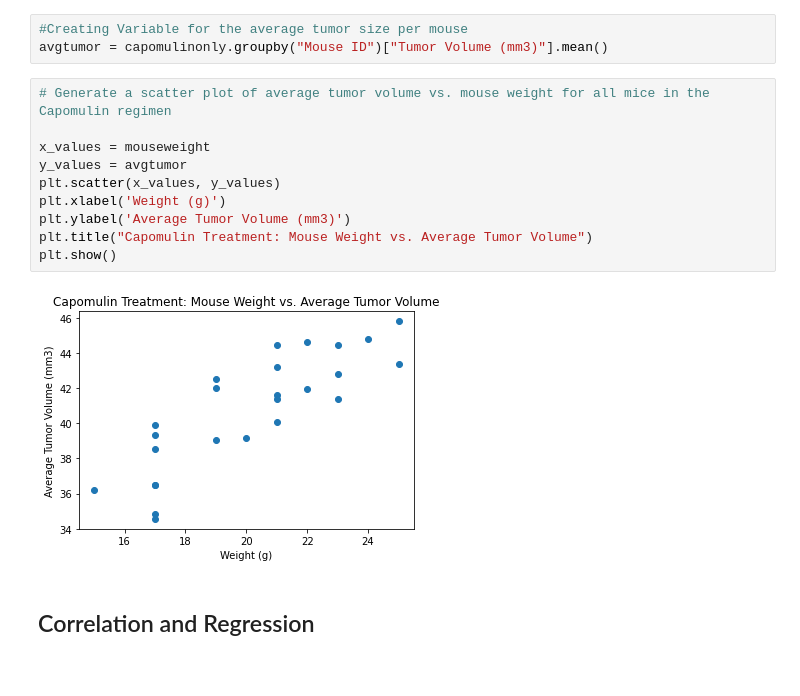
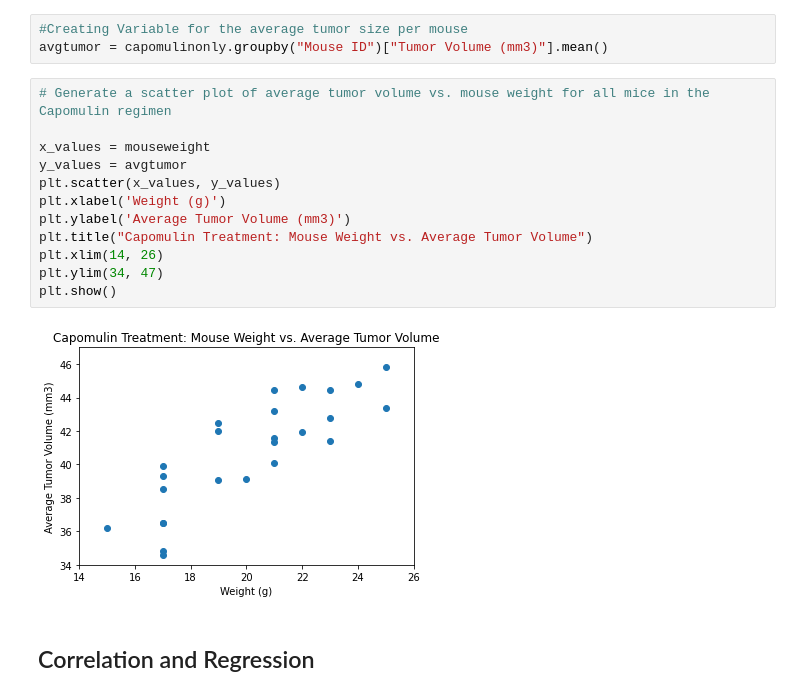
Before and after one commit to chanrce/Matplotlib-challenge, a Jupyter notebook: Instructions/Pymaceuticals/pymaceuticals_starter.ipynb, the cells around one changed output. Drawn from its saved outputs; the diff is of its cells as text.

```diff
--- a/Instructions/Pymaceuticals/pymaceuticals_starter.ipynb
+++ b/Instructions/Pymaceuticals/pymaceuticals_starter.ipynb
@@ -413,15 +418,17 @@ avgtumor = capomulinonly.groupby("Mouse ID")["Tumor Volume (mm3)"].mean()
 # %%
 # Generate a scatter plot of average tumor volume vs. mouse weight for all mice in the Capomulin regimen
 
 x_values = mouseweight
 y_values = avgtumor
 plt.scatter(x_values, y_values)
 plt.xlabel('Weight (g)')
 plt.ylabel('Average Tumor Volume (mm3)')
 plt.title("Capomulin Treatment: Mouse Weight vs. Average Tumor Volume")
+plt.xlim(14, 26)
+plt.ylim(34, 47)
 plt.show()
 # %% [output]
-[figure, old version]
+[figure, new version]
 # %% [markdown]
 ## Correlation and Regression
 # %%
```
Also changed, not shown: parts of 3 cells of this notebook.
